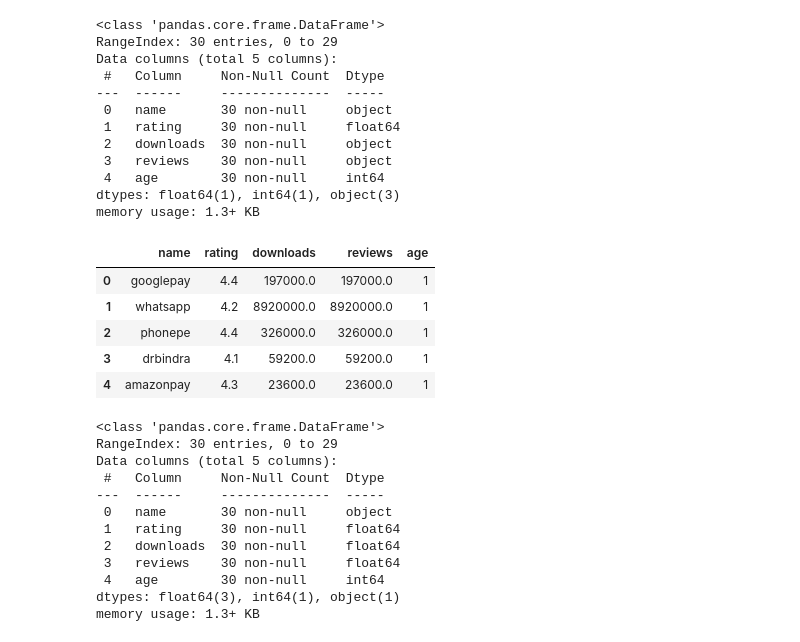
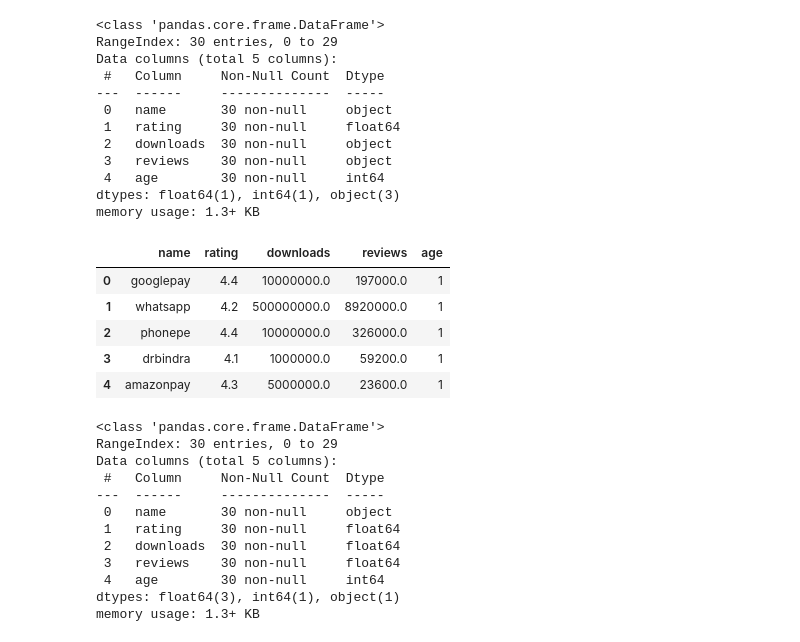
Before and after one commit to vedasam-ch15/Google-Play-Store-Data-Analysis, a Jupyter notebook: EDA_apps.ipynb, the cells around one changed output. Saved outputs shown, nothing was run; the diff lists cells and outputs as text; code cells hidden in the pictures.

```diff
--- a/EDA_apps.ipynb
+++ b/EDA_apps.ipynb
@@ -108,7 +108,7 @@ data.head()
 # %%
 for i in data.index:
   data.loc[i,'reviews'] = data.loc[i,'reviews'][:-8]
-  data.loc[i,'downloads'] = data.loc[i,'downloads'][:-1]
+
 data.head()
 # %% [output]
 |  | name | rating | downloads | reviews | age |
@@ -132,27 +132,29 @@ Data columns (total 5 columns):
  4   age        30 non-null     int64
 dtypes: float64(1), int64(1), object(3)
 memory usage: 1.3+ KB
+# %%
+data['downloads'] = data.downloads.apply(lambda x: x.strip('+'))
+data['downloads'] = data.downloads.apply(lambda x: x.replace('M', 'e+6'))
+data['downloads'] = data.downloads.apply(lambda x: x.replace('K', 'e+3'))
+data['downloads'] = data.downloads.apply(lambda x: x.replace('B', 'e+8'))
+
+data['downloads'] = pd.to_numeric(data['downloads'])
 # %%
-cols = ['downloads','reviews']
+data['reviews'] = data.reviews.apply(lambda x: x.strip('+'))
+data['reviews'] = data.reviews.apply(lambda x: x.replace('M', 'e+6'))
+data['reviews'] = data.reviews.apply(lambda x: x.replace('K', 'e+3'))
+data['reviews'] = data.reviews.apply(lambda x: x.replace('B', 'e+8'))
 
-data['downloads'] = data.downloads.apply(lambda x: x.replace('M', '*e+6'))
-data['downloads'] = data.reviews.apply(lambda x: x.replace('K', '*e+3'))
-data['reviews'] = data.downloads.apply(lambda x: x.replace('M', '*e+6'))
-data['reviews'] = data.reviews.apply(lambda x: x.replace('K', '*e+3'))
-
-
-data['downloads'] = pd.to_numeric(data['downloads'])
 data['reviews'] = pd.to_numeric(data['reviews'])
 
-
 data.head()
 # %% [output]
 |  | name | rating | downloads | reviews | age |
-| 0 | googlepay | 4.4 | 197000.0 | 197000.0 | 1 |
-| 1 | whatsapp | 4.2 | 8920000.0 | 8920000.0 | 1 |
-| 2 | phonepe | 4.4 | 326000.0 | 326000.0 | 1 |
-| 3 | drbindra | 4.1 | 59200.0 | 59200.0 | 1 |
-| 4 | amazonpay | 4.3 | 23600.0 | 23600.0 | 1 |
+| 0 | googlepay | 4.4 | 10000000.0 | 197000.0 | 1 |
+| 1 | whatsapp | 4.2 | 500000000.0 | 8920000.0 | 1 |
+| 2 | phonepe | 4.4 | 10000000.0 | 326000.0 | 1 |
+| 3 | drbindra | 4.1 | 1000000.0 | 59200.0 | 1 |
+| 4 | amazonpay | 4.3 | 5000000.0 | 23600.0 | 1 |
 # %%
 data.info()
 # %% [output]
```
Also changed, not shown: parts of 8 cells of this notebook.
